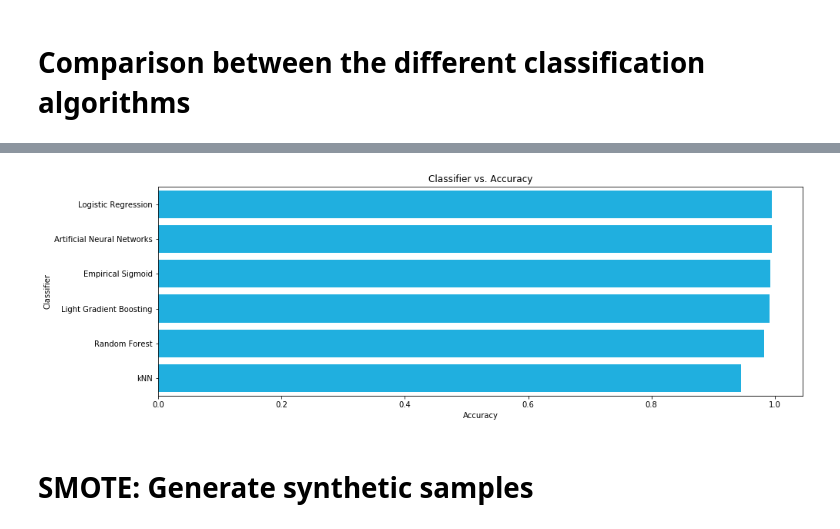
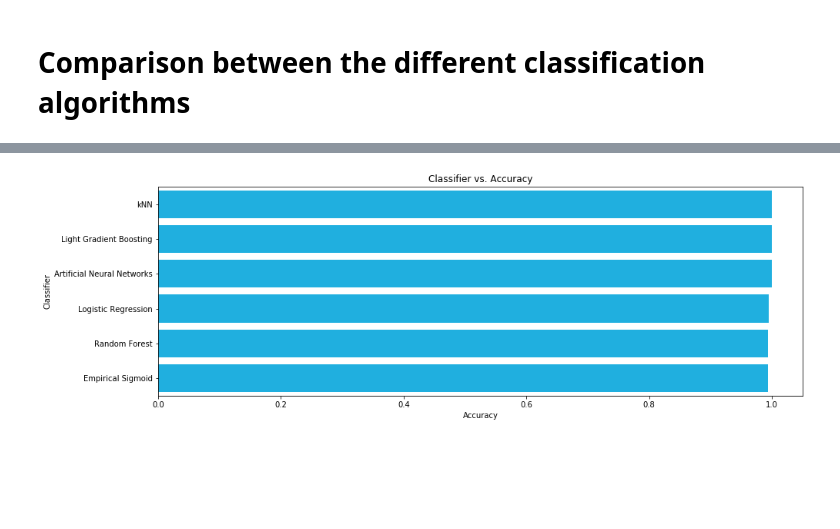
Before and after one commit to elopezfune/Bank-Marketing-with-social-economic-context-, a Jupyter notebook: Bank_Marketing.ipynb, the cells around one changed output, grey strips where cells are left out. Cells and saved outputs as stored; diff of their text form; code cells hidden in the pictures; blank space fills up the shorter version.

```diff
--- a/Bank_Marketing.ipynb
+++ b/Bank_Marketing.ipynb
@@ -309,13 +408,11 @@ During any supervised Machine Learning algorithm, such as classification algorit
 # %%
-#Setting up the training and test variables. The test size is 30% of the total amount of data.
+#Setting up the training variables.
 X = dataframe.iloc[:,:-1].values
 Y = dataframe.iloc[:,-1].values
-X_train, X_test, Y_train, Y_test = train_test_split(X, Y, random_state = 0, test_size = 0.3)
 
-#Scaling the training and test datasets to have zero mean and a standard deviation of 1.
+#Scaling the training dataset to have zero mean and a standard deviation of 1.
 sc_X = StandardScaler()
-X_train = sc_X.fit_transform(X_train)
-X_test = sc_X.fit_transform(X_test)
+X_train = sc_X.fit_transform(X)
 # %% [raw]
 In this section, I plot in polar coordinates the distribution of points around the centroid. The radial coordinate is the distance between the centroid and each point, and the angular coordinate is the angle between the centroid and the points in this hyperspace. The blue points correspond to the points classificed as having y=0 and the red points are those with y=1. If the points with y=0 and y=1 are well clustered, then the centroids will be somehow far away from each other. The distance between the centroids is around 383.87 units, and from both polar plots, one can see that the diameter of the clusters are larger than this distance, therefore, the clusters overlap, showing at the same time that the decision boundary is somehow tricky, making the decision harder.
 # %%
@@ -603,18 +634,17 @@ class Empirical_Classifier:
         return self.predict_prob(X).round()
 
 model = Empirical_Classifier(lr=0.1, num_iter=300000)
-%time model.fit(X_train, Y_train)
-Y_pred_emp = model.predict(X_test)
+%time model.fit(X_train, Y)
+Y_pred_emp = model.predict(X_train)
 params = model.theta
 
-accgoal_emp = accuracy_score(Y_pred_emp, Y_test)
-c_matrix_emp = confusion_matrix(Y_test, Y_pred_emp)
+accgoal_emp = accuracy_score(Y,Y_pred_emp)
+c_matrix_emp = confusion_matrix(Y, Y_pred_emp)
 print(c_matrix_emp)
-print('The log determinant is:', np.log10(np.linalg.det(c_matrix_emp)))
 print("The accuracy goal is:", round(accgoal_emp*100,2),'%')
 
-sns.heatmap(c_matrix_emp, annot=True, square=True, cmap = 'Oranges_r')
-plt.xlabel('Predicted')
-plt.ylabel('Actual')
-plt.rcParams['figure.figsize'] = (8.0, 8.0)    # ... and big plots
+#sns.heatmap(c_matrix_emp, annot=True, square=True, cmap = 'Oranges_r')
+#plt.xlabel('Predicted')
+#plt.ylabel('Actual')
+#plt.rcParams['figure.figsize'] = (8.0, 8.0)    # ... and big plots
 # %% [output]
@@ -639,23 +667,21 @@ classifier.add(Dense(units =15 , kernel_initializer = 'uniform', activation = 'r
 classifier.add(Dense(units = 15, kernel_initializer = 'uniform', activation = 'relu'))# Adding the output layer
 classifier.add(Dense(units = 1, kernel_initializer = 'uniform', activation = 'sigmoid'))# Compiling the ANN
 classifier.compile(optimizer = 'adam', loss = 'binary_crossentropy', metrics = ['accuracy'])# Fitting the ANN to the Training set
-classifier.fit(X_train, Y_train, batch_size = 32, epochs = 150)
+classifier.fit(X_train, Y, batch_size = 32, epochs = 250)
 
 # Predicting the Test set results
-Y_pred_ann = classifier.predict(X_test)
+Y_pred_ann = classifier.predict(X_train)
 Y_pred_ann = (Y_pred_ann > 0.5)
-accgoal_ann = accuracy_score(Y_pred_ann, Y_test)
+accgoal_ann = accuracy_score(Y_pred_ann, Y)
 
-cmatrix_ann = confusion_matrix(Y_test, Y_pred_ann) # rows = truth, cols = prediction
+cmatrix_ann = confusion_matrix(Y, Y_pred_ann) # rows = truth, cols = prediction
 print(cmatrix_ann)
-print('The log determinant is:', np.log10(np.linalg.det(cmatrix_ann)))
 print("The accuracy goal is:", round(accgoal_ann*100,2),'%')
 
-
-sns.heatmap(cmatrix_ann, annot=True, square=True, cmap = 'Greys_r')
-plt.xlabel('Predicted')
-plt.ylabel('Actual')
-plt.rcParams['figure.figsize'] = (8.0, 8.0)    # ... and big plots
+#sns.heatmap(cmatrix_ann, annot=True, square=True, cmap = 'Greys_r')
+#plt.xlabel('Predicted')
+#plt.ylabel('Actual')
+#plt.rcParams['figure.figsize'] = (8.0, 8.0)    # ... and big plots
 # %% [output]
 Using TensorFlow backend.
 WARNING:tensorflow:From /usr/local/lib/python3.6/dist-packages/tensorflow/python/ops/nn_impl.py:180: add_dispatch_support.<locals>.wrapper (from tensorflow.python.ops.array_ops) is deprecated and will ...
@@ -683,17 +718,15 @@ Here we compare the accuracy between the five different classifiers used in this
 # %%
 log_cols=["Classifier", "Accuracy"]
 log = pd.DataFrame(columns=log_cols)
-log_entry = pd.DataFrame([['Logistic Regression',accgoal_log],['Artificial Neural Networks',accgoal_ann],['Empirical Sigmoid', accgoal_emp],['Light Gradient Boosting',accgoal_gb],['Random Forest', accgoal_rmf],['kNN',accgoaal_knn]], columns=log_cols)
+log_entry = pd.DataFrame([['kNN',accgoaal_knn],['Light Gradient Boosting',accgoal_gb],['Artificial Neural Networks',accgoal_ann],['Logistic Regression',accgoal_log],['Random Forest', accgoal_rmf],['Empirical Sigmoid', accgoal_emp]], columns=log_cols)
         #metric_entry = pd.DataFrame([[precision,recall,f1_score,roc_auc]], columns=metrics_cols)
 log = log.append(log_entry)
 
 plt.xlabel('Accuracy')
 plt.title('Classifier vs. Accuracy')
 sns.set_color_codes("muted")
 sns.barplot(x='Accuracy', y='Classifier', data=log, color="deepskyblue")
 plt.rcParams['figure.figsize'] = (15.0, 5.0)    # ... and big plots
 plt.show()
 # %% [output]
-[figure, old version]
+[figure, new version]
-# %% [markdown]
-# SMOTE: Generate synthetic samples
```
Also changed, not shown: parts of 69 cells of this notebook.
